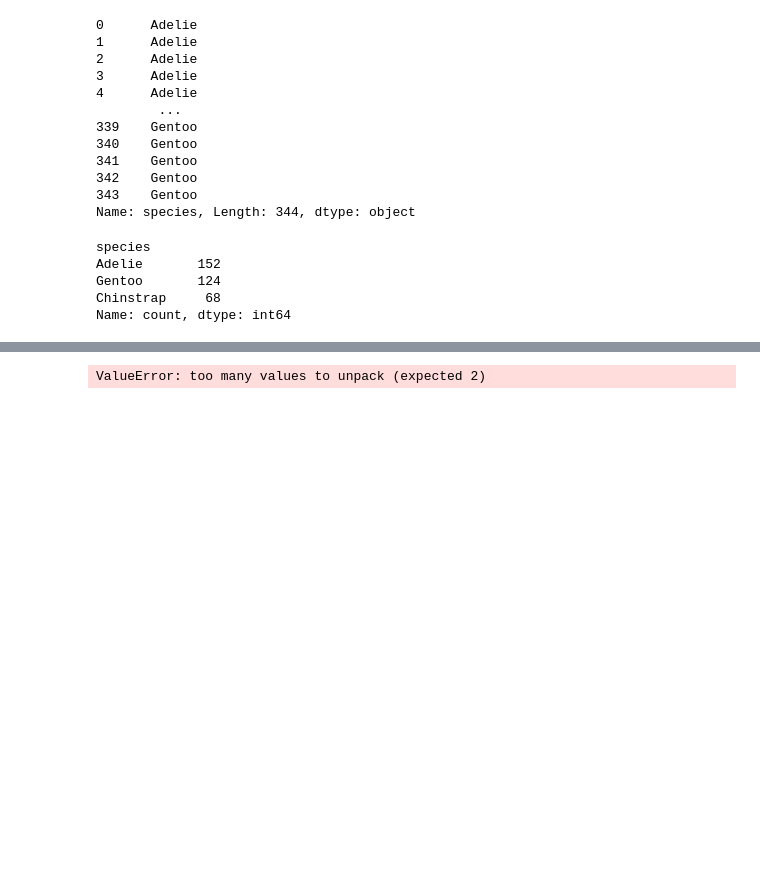
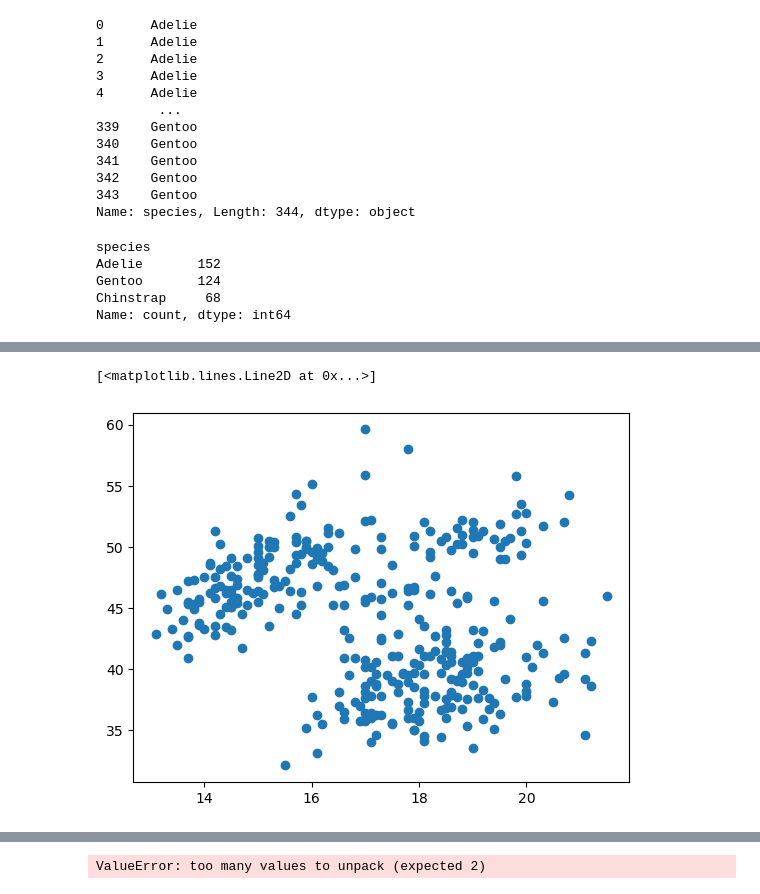
Before and after one commit to Gtalen/data-analytics, a Jupyter notebook: penguins.ipynb, the cells around one changed output, grey strips where cells are left out. Cells and saved outputs as stored; diff of their text form; code cells hidden in the pictures; blank space fills up the shorter version.

```diff
--- a/penguins.ipynb
+++ b/penguins.ipynb
@@ -146,0 +208,3 @@ Name: count, dtype: int64
+# %%
+blen = penguin['bill_length_mm']
+print (blen)
@@ -146,0 +224,4 @@ Name: count, dtype: int64
+# %%
+bdepth = penguin['bill_depth_mm']
+print (bdepth)
+print (type(bdepth))
@@ -146,0 +242,4 @@ Name: count, dtype: int64
+# %%
+#getting the numpy array
+blength = blen.to_numpy()
+print (blength)
@@ -146,0 +264,3 @@ Name: count, dtype: int64
+# %%
+bdept = bdepth.to_numpy()
+print (bdept)
@@ -146,0 +285,6 @@ Name: count, dtype: int64
+# %%
+#simple plot
+plt.plot(bdept, blength, 'o')
+# %% [output]
+[<matplotlib.lines.Line2D at 0x...>]
+[figure, added]
```
Also changed, not shown: parts of 18 cells of this notebook, 1 other file.
